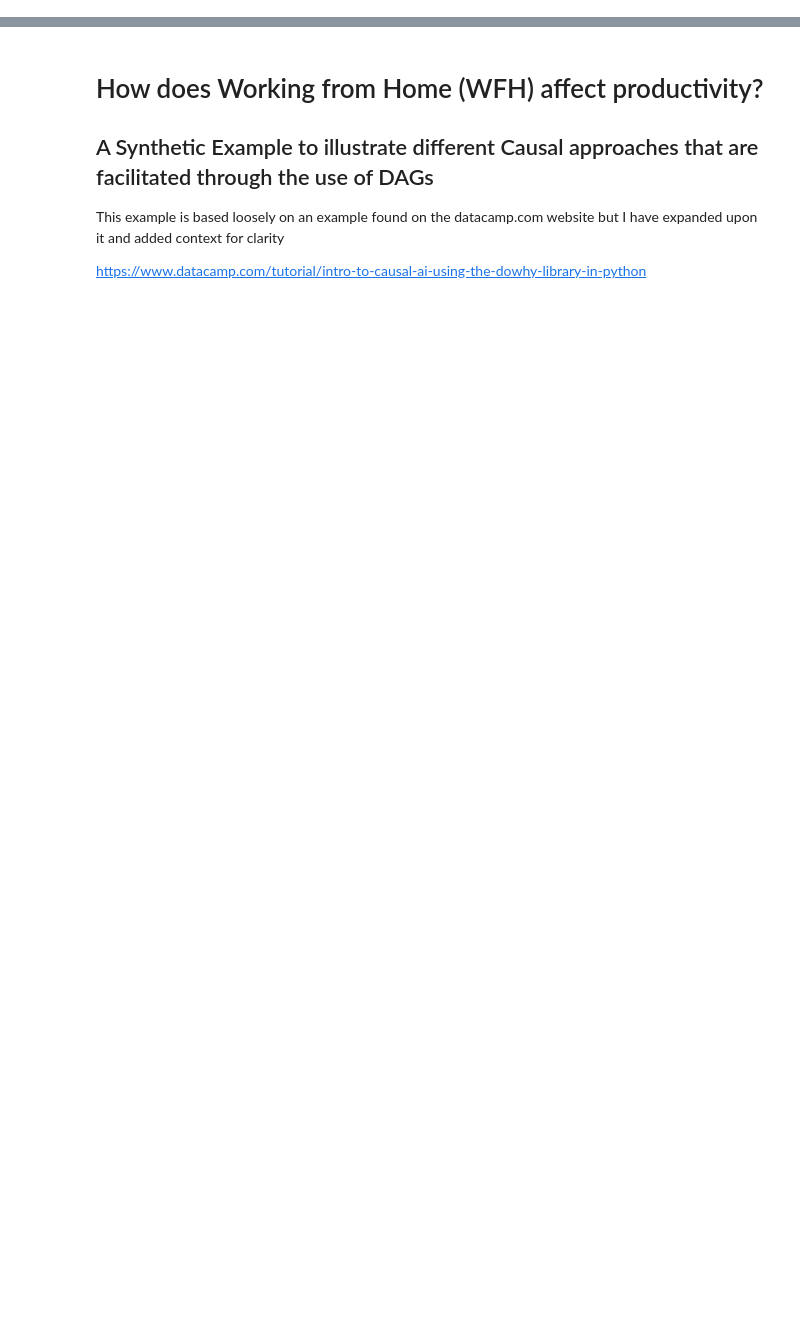
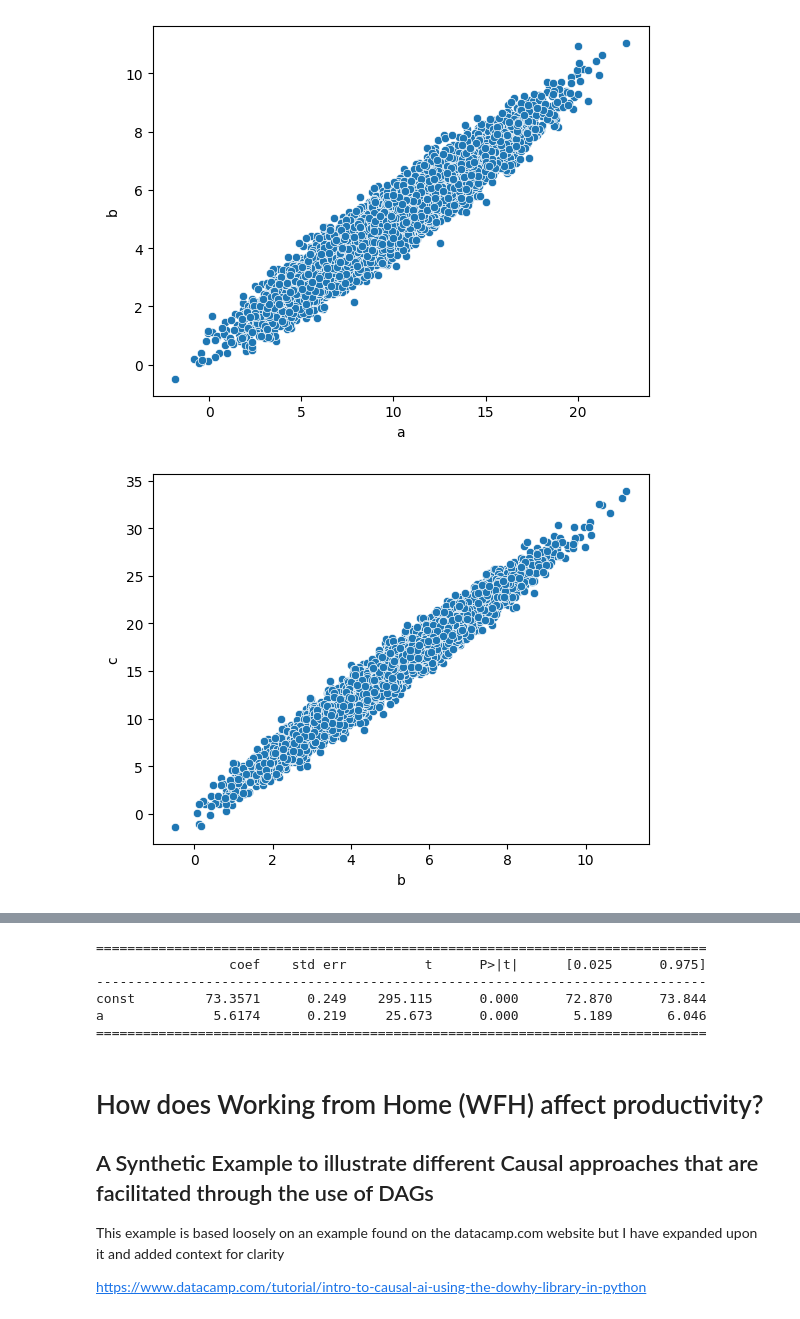
Before and after one commit to woolstej/causal_modeling, a Jupyter notebook: WFH_Causal_Example.ipynb, the cells around one changed output, grey strips where cells are left out. Cells and saved outputs as stored; diff of their text form; code cells hidden in the pictures; blank space fills up the shorter version.

```diff
--- a/WFH_Causal_Example.ipynb
+++ b/WFH_Causal_Example.ipynb
@@ -2,0 +43,11 @@
+# %%
+# Let's look at the correlation using scatter plots
+sns.scatterplot(x="a", y="b", data=df)
+plt.show()
+sns.scatterplot(x="b", y="c", data=df)
+plt.show()
+sns.scatterplot(x="a", y="c", data=df)
+plt.show()
+# %% [output]
+[figure, added]
+[figure, added]
@@ -3,3 +55,20 @@
+# %%
+# Use naive regression to estimate the effect of a on c
+X = df[['a']].astype(float)
+y = df[['c']].astype(float)
+
+X = sm.add_constant(X)
+
+ols = sm.OLS(y, X).fit()
+
+print(ols.summary().tables[1])
+# %% [output]
+==============================================================================
+                 coef    std err          t      P>|t|      [0.025      0.975]
+------------------------------------------------------------------------------
+const         73.3571      0.249    295.115      0.000      72.870      73.844
+a              5.6174      0.219     25.673      0.000       5.189       6.046
+==============================================================================
 # %% [markdown]
 # How does Working from Home (WFH) affect productivity?
 ## A Synthetic Example to illustrate different Causal approaches that are facilitated through the use of DAGs
```
Also changed, not shown: parts of 8 cells of this notebook.
